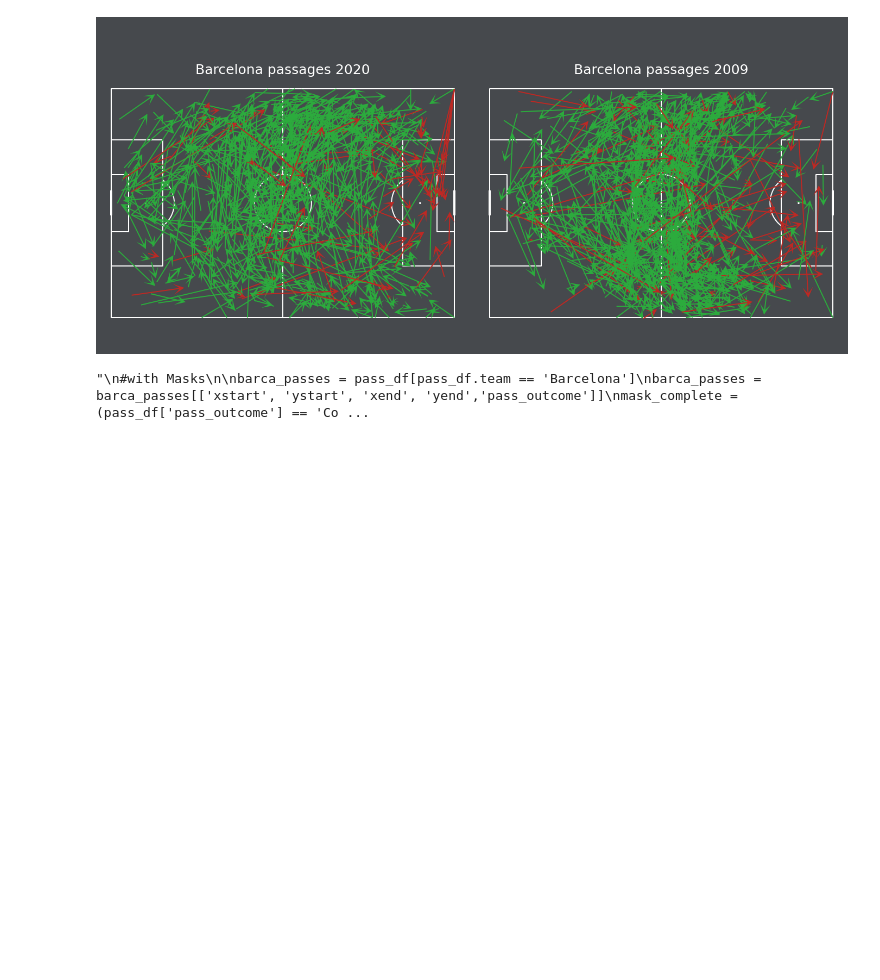
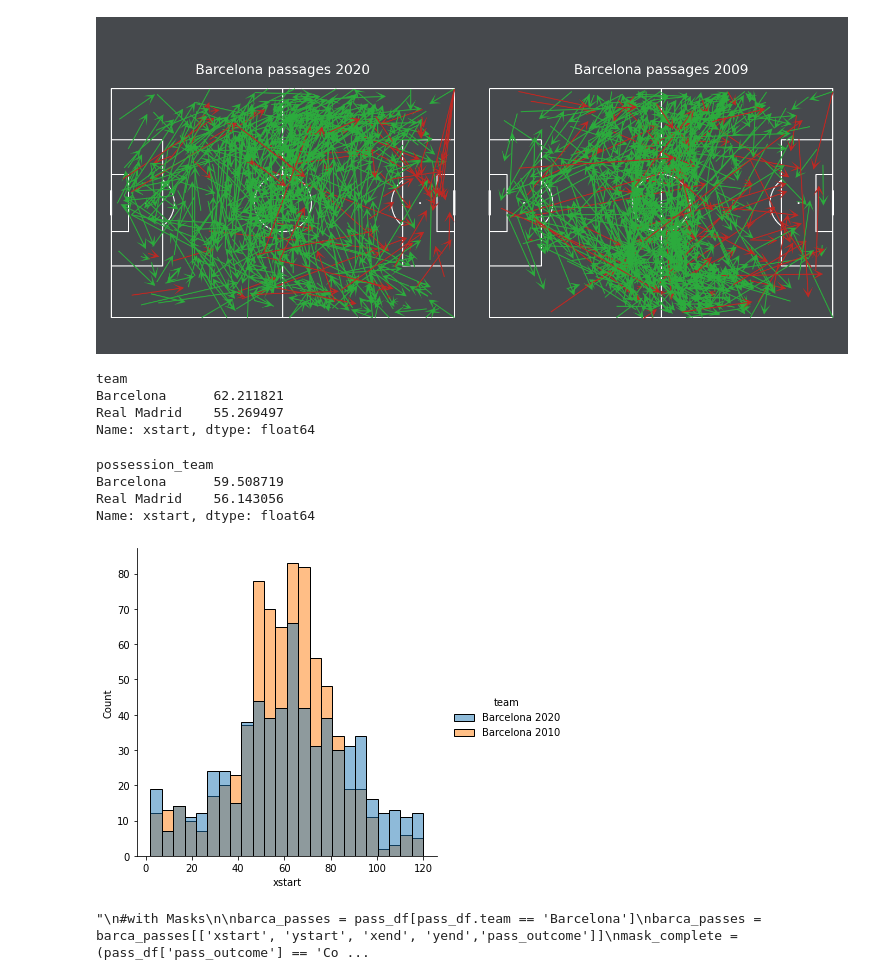
Before and after one commit to gianmarcozironelli/statsbomb_project, a Jupyter notebook: sb_project.ipynb, the cells around one changed output. Cells and saved outputs as stored; diff of their text form; code cells hidden in the pictures; blank space fills up the shorter version.

```diff
--- a/sb_project.ipynb
+++ b/sb_project.ipynb
@@ -344,6 +358,35 @@ axs['pitch'][1].set_title('Barcelona passages 2009' ,color='white',size=25)
 # %% [output]
 Text(0.5, 1.0, 'Barcelona passages 2009')
 [figure]
+# %%
+barcelona_pass_df= pass_df.groupby('team').mean()
+barcelona_pass_df['xstart']
+# %% [output]
+team
+Barcelona      62.211821
+Real Madrid    55.269497
+Name: xstart, dtype: float64
+# %%
+barcelona_pass2_df= pass2_df.groupby('possession_team').mean()
+barcelona_pass2_df['xstart']
+# %% [output]
+possession_team
+Barcelona      59.508719
+Real Madrid    56.143056
+Name: xstart, dtype: float64
+# %%
+xstart_2020_df = pass_df.filter(['team', 'xstart'], axis=1)
+xstart_2010_df =pass2_df.filter(['possession_team', 'xstart'], axis=1)
+xstart_2010_df.rename(columns={'possession_team': 'team'}, inplace=True)
+xstart_2020_df['team'].replace('Barcelona','Barcelona 2020', inplace=True)
+xstart_2010_df['team'].replace('Barcelona','Barcelona 2010', inplace=True)
+xstart_displot_df = xstart_2020_df.append(xstart_2010_df)
+xstart_displot_df = xstart_displot_df[xstart_displot_df.team !='Real Madrid']
+xstart_displot_df = xstart_displot_df.reset_index()
+# %%
+pass_displot = sns.displot(xstart_displot_df, x="xstart", hue="team")
+# %% [output]
+[figure, added]
 # %%
 """
 #with Masks
```
Also changed, not shown: parts of 20 cells of this notebook.
